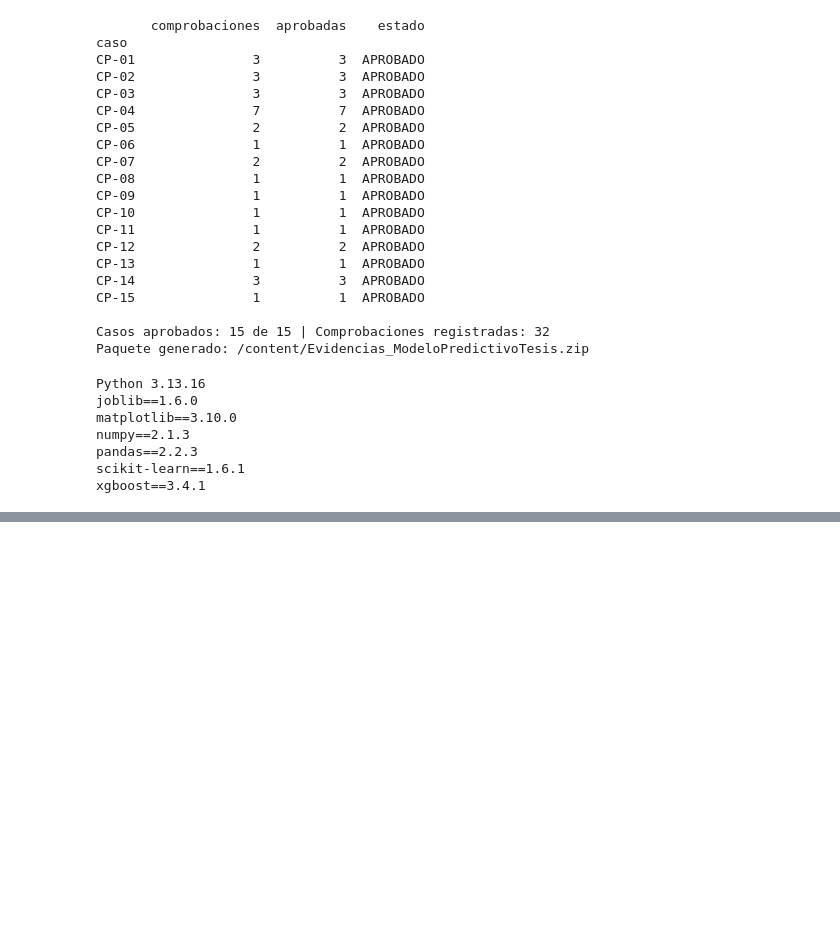
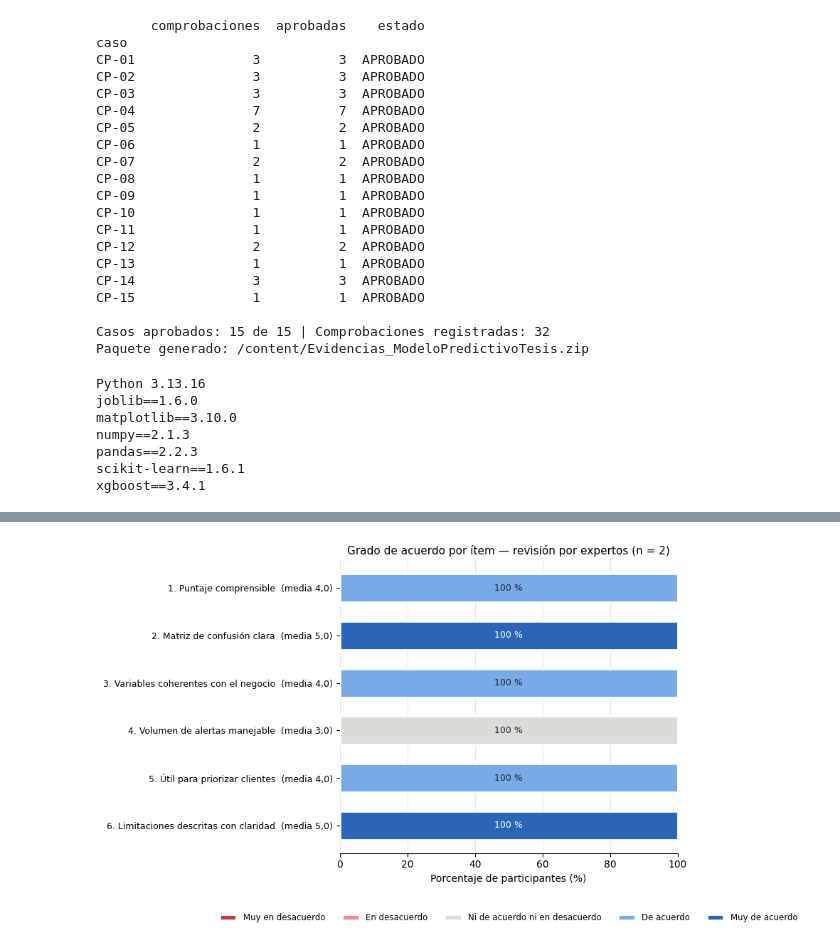
Before and after one commit to Cristobal-Parraguez/tesis-churn-telco, a Jupyter notebook: ModeloPredictivoTesis.ipynb, the cells around one changed output, grey strips where cells are left out. Cells and saved outputs as stored; diff of their text form; code cells hidden in the pictures; blank space fills up the shorter version.

Commit message:
Add files via upload
Agrega revisión por expertos (n = 2) y celda 15 de análisis

```diff
--- a/ModeloPredictivoTesis.ipynb
+++ b/ModeloPredictivoTesis.ipynb
@@ -1138,0 +1142,84 @@ xgboost==3.4.1
+# %%
+# === 15. Resultados de la revisión por expertos (Anexo E) ===
+# Antes de ejecutar: suba a Colab el CSV descargado de Google Forms
+import glob, textwrap
+from pathlib import Path
+import numpy as np
+import pandas as pd
+import matplotlib.pyplot as plt
+
+OUT = Path('resultados_tesis'); OUT.mkdir(exist_ok=True)
+candidatos = sorted(glob.glob('*respuestas*.csv') + glob.glob('*Respuestas*.csv'))
+ARCHIVO_RESPUESTAS = candidatos[0] if candidatos else 'respuestas_formulario.csv'
+print('Archivo leído:', ARCHIVO_RESPUESTAS)
+
+resp = pd.read_csv(ARCHIVO_RESPUESTAS)
+resp.columns = [' '.join(c.split()) for c in resp.columns]        # normaliza espacios de los encabezados
+col = lambda texto: next(c for c in resp.columns if texto.lower() in c.lower())
+
+# Solo cuentan quienes aceptaron participar
+resp = resp[resp[col('Acepta participar')].astype(str).str.startswith('Sí')].copy()
+N = len(resp)
+print('Participantes que aceptaron:', N)
+
+ESCALA = ['Muy en desacuerdo', 'En desacuerdo', 'Ni de acuerdo ni en desacuerdo', 'De acuerdo', 'Muy de acuerdo']
+VALOR = {e: i + 1 for i, e in enumerate(ESCALA)}
+limpiar = lambda s: str(s).strip().rstrip('.')
+
+# --- Perfil de los participantes ---
+perfil = pd.concat({c: resp[col(c)].map(limpiar).value_counts() for c in ['Área de experiencia', 'Años de experiencia', 'Sector']})
+perfil = perfil.rename('participantes').reset_index().rename(columns={'level_0': 'pregunta', 'level_1': 'respuesta'})
+perfil.to_csv(OUT / 'expertos_perfil.csv', index=False)
+print('\nPerfil:\n', perfil.to_string(index=False))
+
+# --- Ítems Likert ---
+items = [c for c in resp.columns if c.startswith('Grado de acuerdo')]
+filas = []
+for c in items:
+    texto = c.split('[', 1)[1].rstrip(']')
+    numero, afirmacion = texto.split('.', 1)
+    valores = resp[c].map(limpiar).map(VALOR)
+    conteo = resp[c].map(limpiar).value_counts().reindex(ESCALA, fill_value=0)
+    filas.append({'item': int(numero), 'afirmacion': afirmacion.strip(), 'n': int(valores.notna().sum()),
+                  'media': valores.mean(), 'pct_acuerdo': 100 * (valores >= 4).mean(),
+                  'favorable_media_ge_4': bool(valores.mean() >= 4), **{e: int(conteo[e]) for e in ESCALA}})
+likert = pd.DataFrame(filas).sort_values('item')
+likert.to_csv(OUT / 'expertos_likert.csv', index=False)
+print('\nResultados por ítem:\n', likert[['item', 'n', 'media', 'pct_acuerdo', 'favorable_media_ge_4'] + ESCALA].round(2).to_string(index=False))
+
+# --- Gráfico: barras apiladas 0–100 %, una por ítem ---
+COLORES = ['#c43b3a', '#ec8f8d', '#dcdbd6', '#78aae8', '#2a65b8']   # desacuerdo (rojo) · neutro (gris) · acuerdo (azul)
+fig, ax = plt.subplots(figsize=(9, 0.65 * len(likert) + 1.8))
+y = np.arange(len(likert))[::-1]
+izquierda = np.zeros(len(likert))
+for nivel, color in zip(ESCALA, COLORES):
+    pct = 100 * likert[nivel].to_numpy() / likert['n'].to_numpy()
+    ax.barh(y, pct, left=izquierda, color=color, edgecolor='white', linewidth=2, height=0.6, label=nivel)
+    for yi, xi, p in zip(y, izquierda, pct):
+        if p >= 8:
+            ax.text(xi + p / 2, yi, f'{p:.0f} %', ha='center', va='center', fontsize=9,
+                    color='white' if color in ('#c43b3a', '#2a65b8') else '#1f2933')
+    izquierda += pct
+CORTOS = {1: 'Puntaje comprensible', 2: 'Matriz de confusión clara', 3: 'Variables coherentes con el negocio',
+          4: 'Volumen de alertas manejable', 5: 'Útil para priorizar clientes', 6: 'Limitaciones descritas con claridad'}
+etiquetas = [f'{r.item}. {CORTOS.get(r.item, textwrap.shorten(r.afirmacion, 40, placeholder="…"))}  (media {f"{r.media:.1f}".replace(".", ",")})' for r in likert.itertuples()]
+ax.set_yticks(y, etiquetas, fontsize=9)
+ax.set_xlim(0, 100)
+ax.set_xlabel('Porcentaje de participantes (%)')
+ax.set_title(f'Grado de acuerdo por ítem — revisión por expertos (n = {N})', fontsize=11)
+ax.xaxis.grid(True, color='#e6e6e3', linewidth=0.8); ax.set_axisbelow(True)
+for lado in ('top', 'right', 'left'):
+    ax.spines[lado].set_visible(False)
+ax.legend(ncol=5, loc='upper center', bbox_to_anchor=(0.5, -0.18), fontsize=8.5, frameon=False)
+plt.tight_layout()
+plt.savefig(OUT / 'expertos_likert.png', dpi=160, bbox_inches='tight')
+plt.show()
+
+# --- Respuestas abiertas (para agruparlas por tema en el informe) ---
+abiertas = resp[[col('1) ¿Qué información adicional'), col('2) ¿Qué riesgos')]].copy()
+abiertas.columns = ['informacion_adicional', 'riesgos']
+abiertas.insert(0, 'experto', [f'Experto {i + 1}' for i in range(N)])
+abiertas.to_csv(OUT / 'expertos_respuestas_abiertas.csv', index=False)
+for r in abiertas.itertuples():
+    print(f'\n--- {r.experto} ---\nInformación adicional:\n{r.informacion_adicional}\n\nRiesgos:\n{r.riesgos}')
+# %% [output]
@@ -1138,0 +1244 @@ xgboost==3.4.1
+[figure, added]
```
Also changed, not shown: parts of 2 cells of this notebook, 5 other files.
